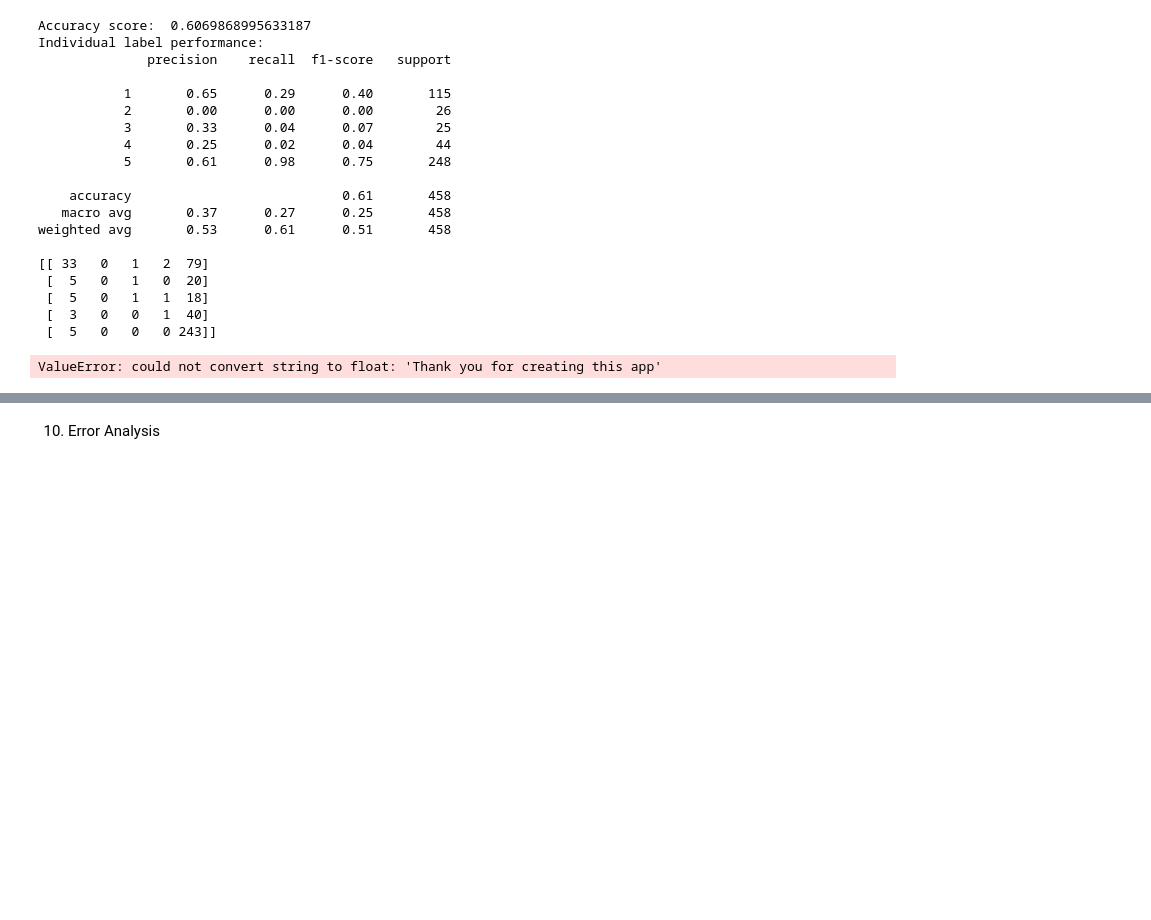
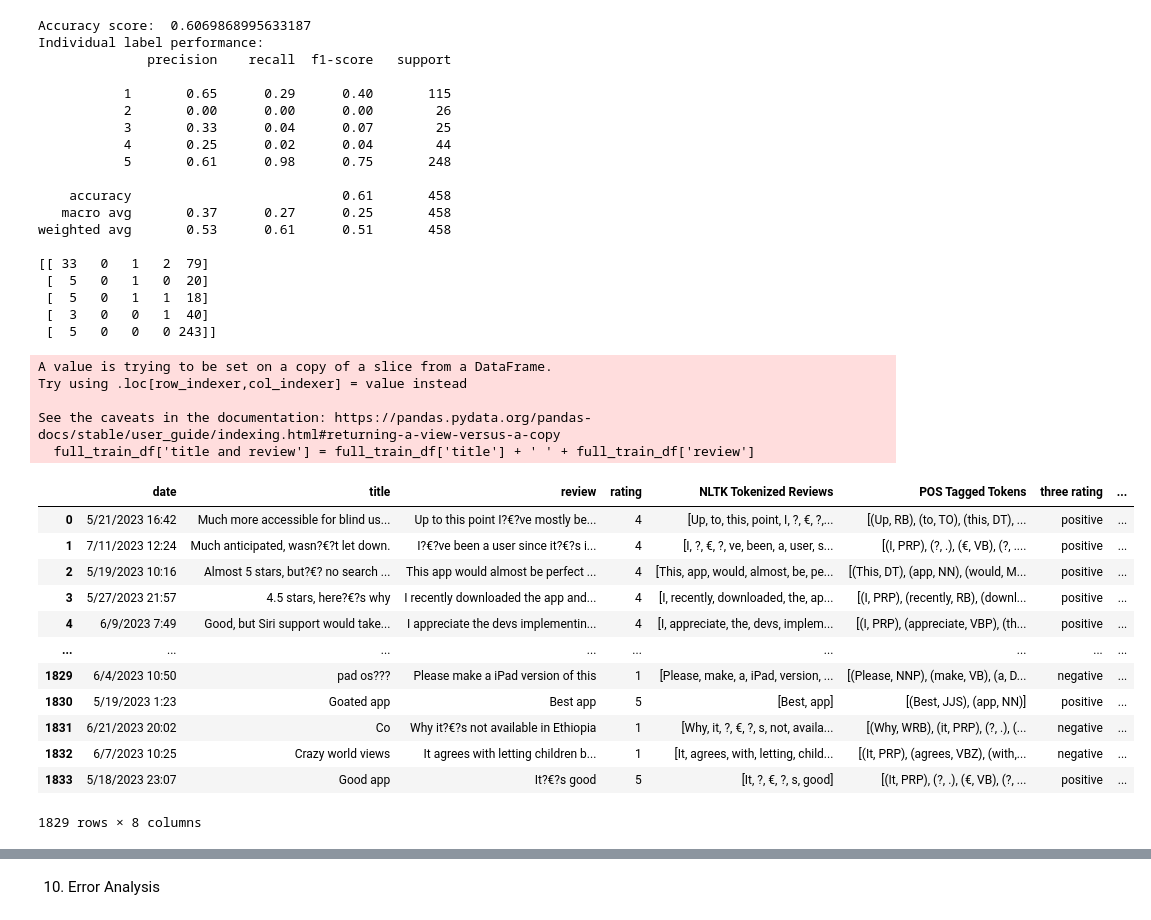
Before and after one commit to owenmonroe/OwenMonroe_TextMining_Fall23, a Jupyter notebook: HW_Assignment2/OwenMonroe_HW2.ipynb, the cells around one changed output, grey strips where cells are left out. Saved outputs shown, nothing was run; the diff lists cells and outputs as text; code cells hidden in the pictures; blank space fills up the shorter version.

```diff
--- a/HW_Assignment2/OwenMonroe_HW2.ipynb
+++ b/HW_Assignment2/OwenMonroe_HW2.ipynb
@@ -827,35 +827,28 @@ weighted avg       0.53      0.61      0.51       458
  [  5   0   1   1  18]
  [  3   0   0   1  40]
  [  5   0   0   0 243]]
-# %%
-# Title + Review, I basically have no idea how to do this
-
-
-from sklearn.tree import DecisionTreeClassifier
-from sklearn.model_selection import train_test_split
-
-
-
-# Select two columns as features (X) and one column as the target (y)
-train_columns = full_train_df[['title', 'review']]
-test_rating = full_train_df['rating']
-
-train_columns.shape
-
-# Split the data into training and testing sets
-X_train, X_test, y_train, y_test = train_test_split(train_columns, test_rating, test_size=0.2, random_state=42)
-
-# Choose a classifier (e.g., Decision Tree)
-classifier = DecisionTreeClassifier()
-
-# Train the classifier on the training data
-classifier.fit(X_train, y_train)
-
-# Make predictions on the test data
-y_pred = classifier.predict(X_test)
-
-# Evaluate the classifier's performance
-accuracy = accuracy_score(y_test, y_pred)
-print(f'Accuracy: {accuracy}')
-# %% [output]
-ValueError: could not convert string to float: 'Thank you for creating this app'
+# %%
+# Title + Review Training Dataframe
+
+full_train_df['title and review'] = full_train_df['title'] + ' ' + full_train_df['review']
+
+full_train_df
+# %% [output]
+A value is trying to be set on a copy of a slice from a DataFrame.
+Try using .loc[row_indexer,col_indexer] = value instead
+
+See the caveats in the documentation: https://pandas.pydata.org/pandas-docs/stable/user_guide/indexing.html#returning-a-view-versus-a-copy
+  full_train_df['title and review'] = full_train_df['title'] + ' ' + full_train_df['review']
+|  | date | title | review | rating | NLTK Tokenized Reviews | POS Tagged Tokens | three rating | ... |
+| 0 | 5/21/2023 16:42 | Much more accessible for blind us... | Up to this point I?€?ve mostly be... | 4 | [Up, to, this, point, I, ?, €, ?,... | [(Up, RB), (to, TO), (this, DT), ... | positive | ... |
+| 1 | 7/11/2023 12:24 | Much anticipated, wasn?€?t let down. | I?€?ve been a user since it?€?s i... | 4 | [I, ?, €, ?, ve, been, a, user, s... | [(I, PRP), (?, .), (€, VB), (?, .... | positive | ... |
+| 2 | 5/19/2023 10:16 | Almost 5 stars, but?€? no search ... | This app would almost be perfect ... | 4 | [This, app, would, almost, be, pe... | [(This, DT), (app, NN), (would, M... | positive | ... |
+| 3 | 5/27/2023 21:57 | 4.5 stars, here?€?s why | I recently downloaded the app and... | 4 | [I, recently, downloaded, the, ap... | [(I, PRP), (recently, RB), (downl... | positive | ... |
+| 4 | 6/9/2023 7:49 | Good, but Siri support would take... | I appreciate the devs implementin... | 4 | [I, appreciate, the, devs, implem... | [(I, PRP), (appreciate, VBP), (th... | positive | ... |
+| ... | ... | ... | ... | ... | ... | ... | ... | ... |
+| 1829 | 6/4/2023 10:50 | pad os??? | Please make a iPad version of this | 1 | [Please, make, a, iPad, version, ... | [(Please, NNP), (make, VB), (a, D... | negative | ... |
+| 1830 | 5/19/2023 1:23 | Goated app | Best app | 5 | [Best, app] | [(Best, JJS), (app, NN)] | positive | ... |
+| 1831 | 6/21/2023 20:02 | Co | Why it?€?s not available in Ethiopia | 1 | [Why, it, ?, €, ?, s, not, availa... | [(Why, WRB), (it, PRP), (?, .), (... | negative | ... |
+| 1832 | 6/7/2023 10:25 | Crazy world views | It agrees with letting children b... | 1 | [It, agrees, with, letting, child... | [(It, PRP), (agrees, VBZ), (with,... | negative | ... |
+| 1833 | 5/18/2023 23:07 | Good app | It?€?s good | 5 | [It, ?, €, ?, s, good] | [(It, PRP), (?, .), (€, VB), (?, ... | positive | ... |
+1829 rows × 8 columns
```
Also changed, not shown: parts of 7 cells of this notebook.
